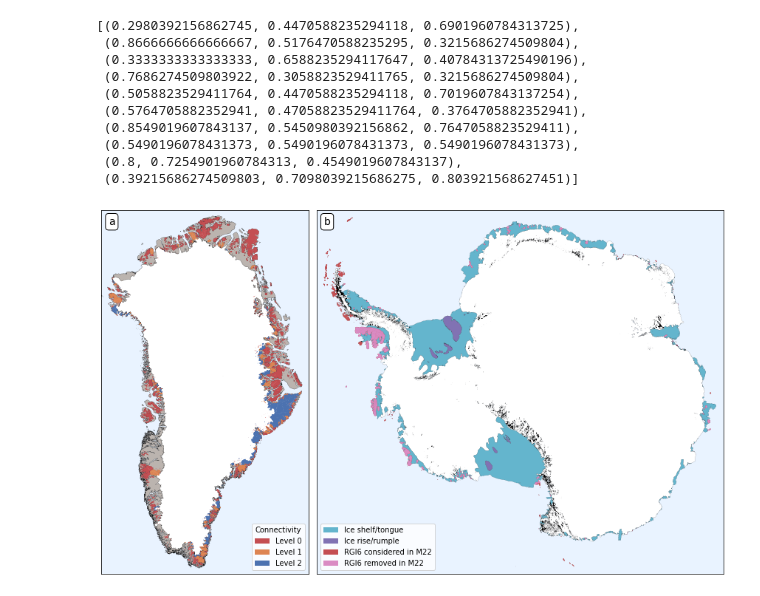
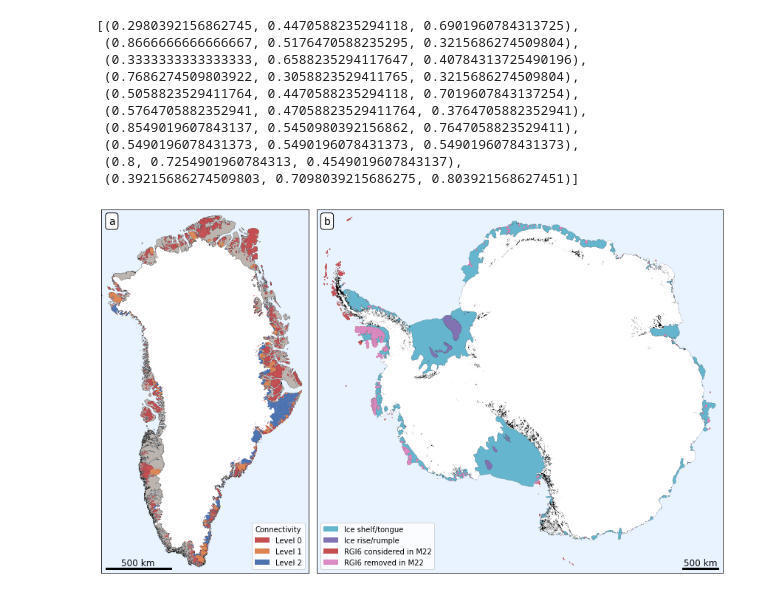
Before and after one commit to fmaussion/global_glacier_volume_paper, a Jupyter notebook: maps.ipynb, the cells around one changed output. Saved outputs shown, nothing was run; the diff lists cells and outputs as text; code cells hidden in the pictures.

Commit message:
add scale

```diff
--- a/maps.ipynb
+++ b/maps.ipynb
@@ -233,6 +130,8 @@ dfg_rgi.loc[dfg_rgi.Connect == 0].plot(ax=ax, edgecolor=c_glaciers, facecolor=c_
 dfg_rgi.loc[dfg_rgi.Connect == 1].plot(ax=ax, edgecolor=c_glaciers_1, facecolor=c_glaciers_1, linewidth=0.2);
 dfg_rgi.loc[dfg_rgi.Connect == 2].plot(ax=ax, edgecolor=c_glaciers_2, facecolor=c_glaciers_2, linewidth=0.2);
 
+
+
 ax.set_xlim(xg);
 ax.set_ylim(yg);
 ax.tick_params(axis='x', which='both', bottom=False, top=False, labelbottom=False)
@@ -243,6 +142,16 @@ handles.append(mpatches.Patch(facecolor=c_glaciers, label='Level 0'))
 handles.append(mpatches.Patch(facecolor=c_glaciers_1, label='Level 1'))
 handles.append(mpatches.Patch(facecolor=c_glaciers_2, label='Level 2'))
 ax.legend(handles=handles, loc='lower right', title='Connectivity');
+
+# Scale
+w = 5e5
+h = 0.004
+l = 0.02
+t = 0.01
+xc = [xg[0] + rxg*l, xg[0] + rxg*l + w, xg[0] + rxg*l + w, xg[0] + rxg*l]
+yc = [yg[0] + ryg*t, yg[0] + ryg*t, yg[0] + ryg*t+ h*ryg, yg[0] + ryg*t + h*ryg]
+gpd.GeoSeries([shpg.Polygon(np.array([xc, yc]).T)]).plot(ax=ax, facecolor='k', edgecolor='k')
+ax.text((xc[0] + xc[1])/2, yc[1] + ryg * t, '500 km', ha='center', fontsize=12)
 
 # place a text box in upper left in axes coords
 ax.text(0.02 * ryg / rxg, 0.96, 'a', transform=ax.transAxes, fontsize=14, bbox={'facecolor':'w', 'edgecolor':'k', 'boxstyle':'round'})
@@ -250,31 +159,38 @@ ax.text(0.02 * ryg / rxg, 0.96, 'a', transform=ax.transAxes, fontsize=14, bbox={
 # AA
 ax = ax2
 ax.set_facecolor(c_ocean)
 
 dfa.loc[dfa.cst00srf == 'land'].plot(ax=ax, edgecolor='k', facecolor=c_icesheet, linewidth=0.1);
 dfa.loc[dfa.cst00srf == 'ice shelf'].plot(ax=ax, edgecolor='k', facecolor=c_shelf, linewidth=0.1);
 dfa.loc[dfa.feat_type == 'ice rise'].plot(ax=ax, edgecolor='k', facecolor=c_rise, linewidth=0.1);
 dfa.loc[dfa.feat_type == 'rumple'].plot(ax=ax, edgecolor='k', facecolor=c_rise, linewidth=0.1);
 dfa.loc[dfa.cst00srf == 'ice tongue'].plot(ax=ax, edgecolor='k', facecolor=c_shelf, linewidth=0.1);
 
 dfag.plot(ax=ax, edgecolor=cols[3], facecolor=cols[3], linewidth=0.2);
 dfam.plot(ax=ax, edgecolor=cols[-4], facecolor=cols[-4], linewidth=0.2);
 
 ax.set_xlim(xa);
 ax.set_ylim(ya);
 ax.tick_params(axis='x', which='both', bottom=False, top=False, labelbottom=False)
 ax.tick_params(axis='y', which='both', left=False, right=False, labelleft=False)
 
 handles = []
 handles.append(mpatches.Patch(facecolor=c_shelf, label='Ice shelf/tongue'))
 handles.append(mpatches.Patch(facecolor=c_rise, label='Ice rise/rumple'))
 handles.append(mpatches.Patch(facecolor=c_glaciers, label='RGI6 considered in M22'))
 handles.append(mpatches.Patch(facecolor=c_removed, label='RGI6 removed in M22'))
 ax.legend(handles=handles, loc='lower left');
 
+# Scale
+l = 0.9
+xc = [xa[0] + rxa*l, xa[0] + rxa*l + w, xa[0] + rxa*l + w, xa[0] + rxa*l]
+yc = [ya[0] + rya*t, ya[0] + rya*t, ya[0] + rya*t+ h*rya, ya[0] + rya*t + h*rya]
+gpd.GeoSeries([shpg.Polygon(np.array([xc, yc]).T)]).plot(ax=ax, facecolor='k', edgecolor='k')
+ax.text((xc[0] + xc[1])/2, yc[1]+rya*t, '500 km', ha='center', fontsize=12)
+
 ax.text(0.02 * rya / rxa, 0.96, 'b', transform=ax.transAxes, fontsize=14, bbox={'facecolor':'w', 'edgecolor':'k', 'boxstyle':'round'})
 
 plt.tight_layout()
 plt.savefig('plot_maps_deep.png', dpi=300, bbox_inches='tight');
 # %% [output]
-[figure, old version]
+[figure, new version]
```
Also changed, not shown: parts of 7 cells of this notebook, 4 other files.
